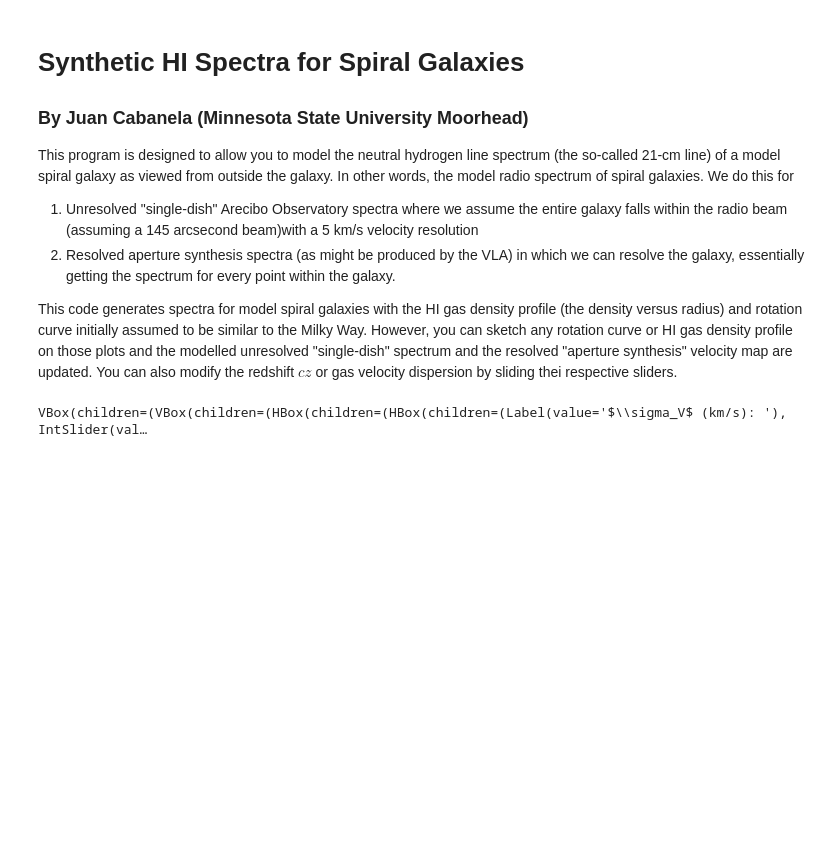
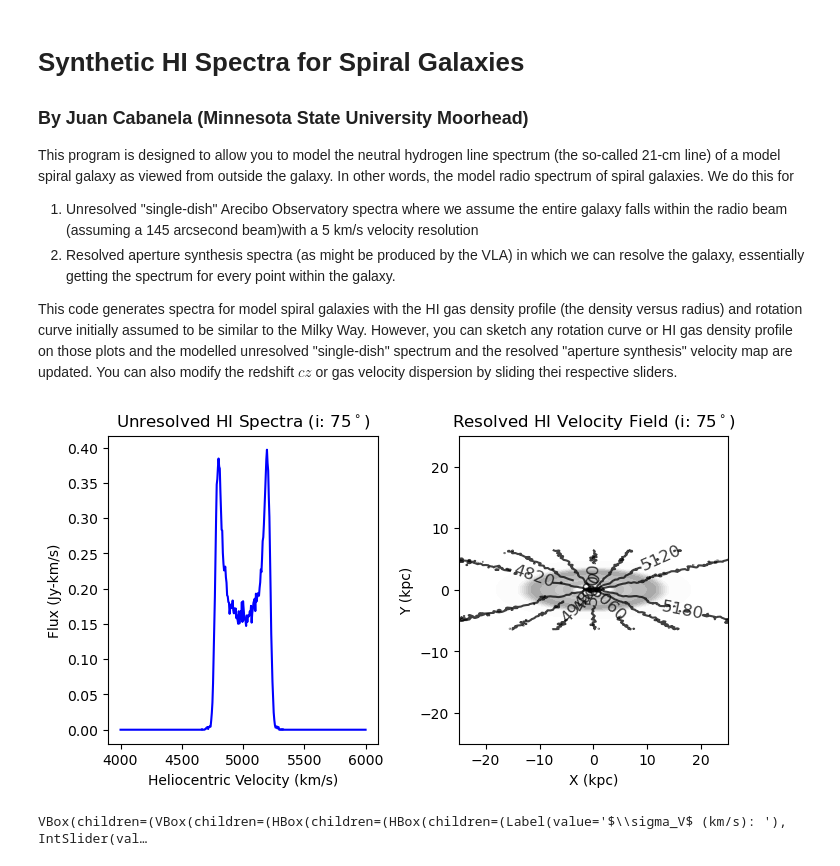
Before and after one commit to JuanCab/AstroInteractives, a Jupyter notebook: Interactives/Synthetic_Galaxy_HI_Spectra.ipynb, the cells around one changed output. Saved outputs shown, nothing was run; the diff lists cells and outputs as text; code cells hidden in the pictures; blank space fills up the shorter version.

```diff
--- a/Interactives/Synthetic_Galaxy_HI_Spectra.ipynb
+++ b/Interactives/Synthetic_Galaxy_HI_Spectra.ipynb
@@ -507,26 +516,26 @@ def update_densprof(change):
 # %%
 ##########################################
 #  GET INITIAL SPECTRA AND VELOCITY MAP  #
 ##########################################
 
 # Generate a population of radial velocity and density maps
 x, y, vrad_pop, dens_pop = build_galaxy_velcube(rotvel_spline, density_spline, HIradius, dx, dr_spline)
 
 # Compute the unresolved 1-D spectra
 vel, flux = unresolved_spectra(vrad_pop, dens_pop, cz)
 
 # Compute 2-D velocity map
 vrad_map, vel_levels, dens_map, dens_levels = resolved_spectra(cz, vrad_pop, dens_pop, velocity_step)
 
 # Generate plots
 # (1) Generate plot of plot of the rotation curve of the Galaxy
 # (2) Draw the density profile of the Galaxy
 # (3) Using matplotlib to generate the unresolved and resolved spectra plots
 #
 rot_curve = rotvel_plot(rad_spline, rotvel_spline)
 density_profile = densprof_plot(rad_spline, density_spline)
-spectra = widgets.Image(value=spectra_plots(x, y, vel, flux, vrad_map, vel_levels, dens_map, dens_levels),
-                        format='png', width=600, height=300)
+# %% [output]
+[figure, added]
 # %%
 #
 # Create Control Sliders/Fields/Buttons
```
Also changed, not shown: parts of 4 cells of this notebook, 5 other files.
